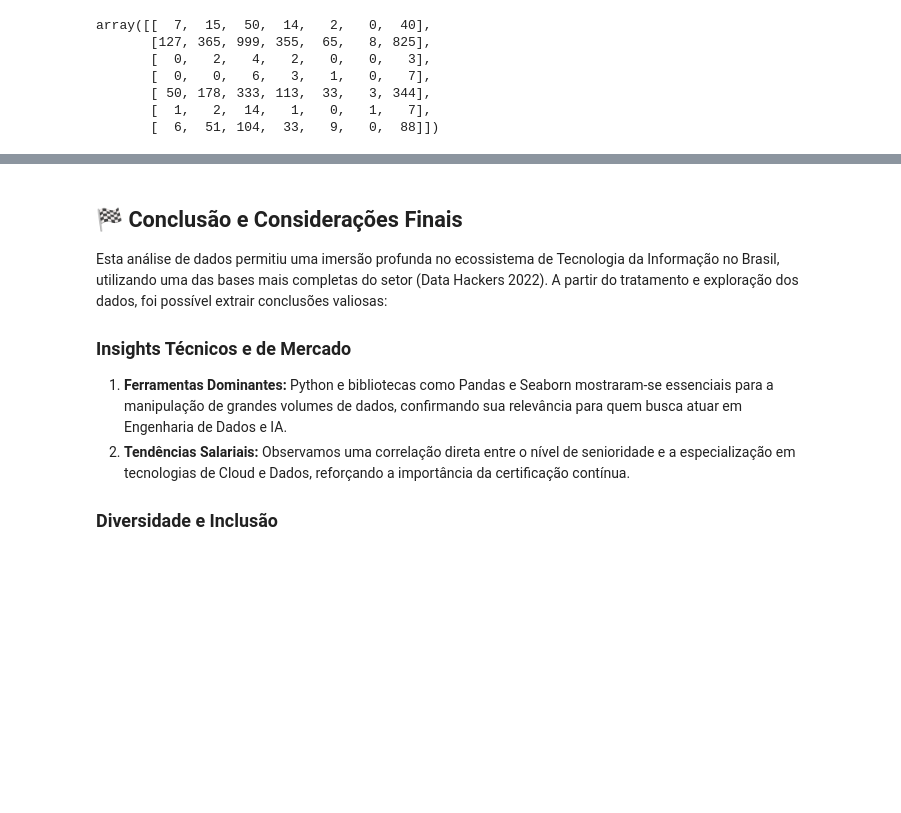
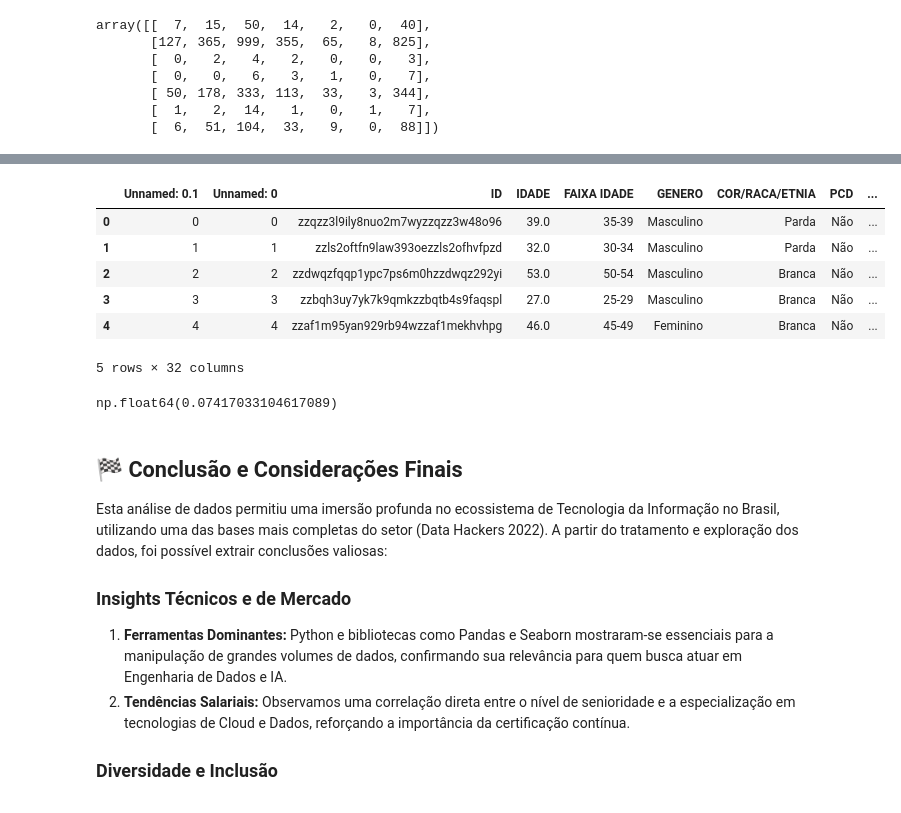
Before and after one commit to ferfaoliver-ferreira/Tratamento_dados_pesquisa_datahackers, a Jupyter notebook: análise_dados.ipynb, the cells around one changed output, grey strips where cells are left out. Saved outputs shown, nothing was run; the diff lists cells and outputs as text; code cells hidden in the pictures; blank space fills up the shorter version.

```diff
--- a/análise_dados.ipynb
+++ b/análise_dados.ipynb
@@ -946,3 +1095,20 @@ dados.to_csv('/content/drive/MyDrive/PrograMaria/analise_dados.csv, index=False'
+# %%
+# Atribuindo o resultado do merge a um novo DataFrame e exibindo as primeiras linhas
+dados_merge = dados.merge(estados_renda, on="Estado", how='left')
+display(dados_merge.head())
+# %% [output]
+|  | Unnamed: 0.1 | Unnamed: 0 | ID | IDADE | FAIXA IDADE | GENERO | COR/RACA/ETNIA | PCD | ... |
+| 0 | 0 | 0 | zzqzz3l9ily8nuo2m7wyzzqzz3w48o96 | 39.0 | 35-39 | Masculino | Parda | Não | ... |
+| 1 | 1 | 1 | zzls2oftfn9law393oezzls2ofhvfpzd | 32.0 | 30-34 | Masculino | Parda | Não | ... |
+| 2 | 2 | 2 | zzdwqzfqqp1ypc7ps6m0hzzdwqz292yi | 53.0 | 50-54 | Masculino | Branca | Não | ... |
+| 3 | 3 | 3 | zzbqh3uy7yk7k9qmkzzbqtb4s9faqspl | 27.0 | 25-29 | Masculino | Branca | Não | ... |
+| 4 | 4 | 4 | zzaf1m95yan929rb94wzzaf1mekhvhpg | 46.0 | 45-49 | Feminino | Branca | Não | ... |
+5 rows × 32 columns
+# %%
+correlacao_renda_salario = dados_merge['SALARIO'].corr(dados_merge['AVG(Municipio_Status.renda)'])
+correlacao_renda_salario
+# %% [output]
+np.float64(0.07417033104617089)
 # %% [markdown]
 ## 🏁 Conclusão e Considerações Finais
 
```
Also changed, not shown: parts of 16 cells of this notebook.
